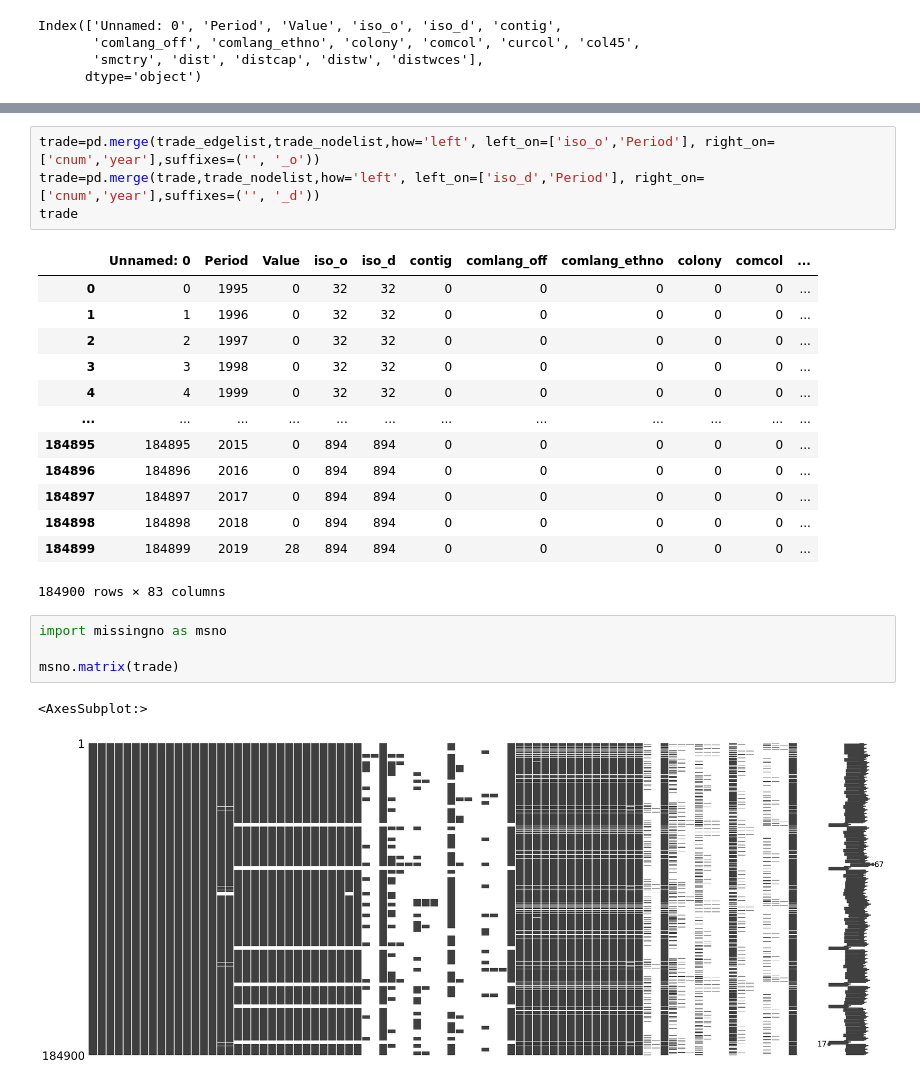
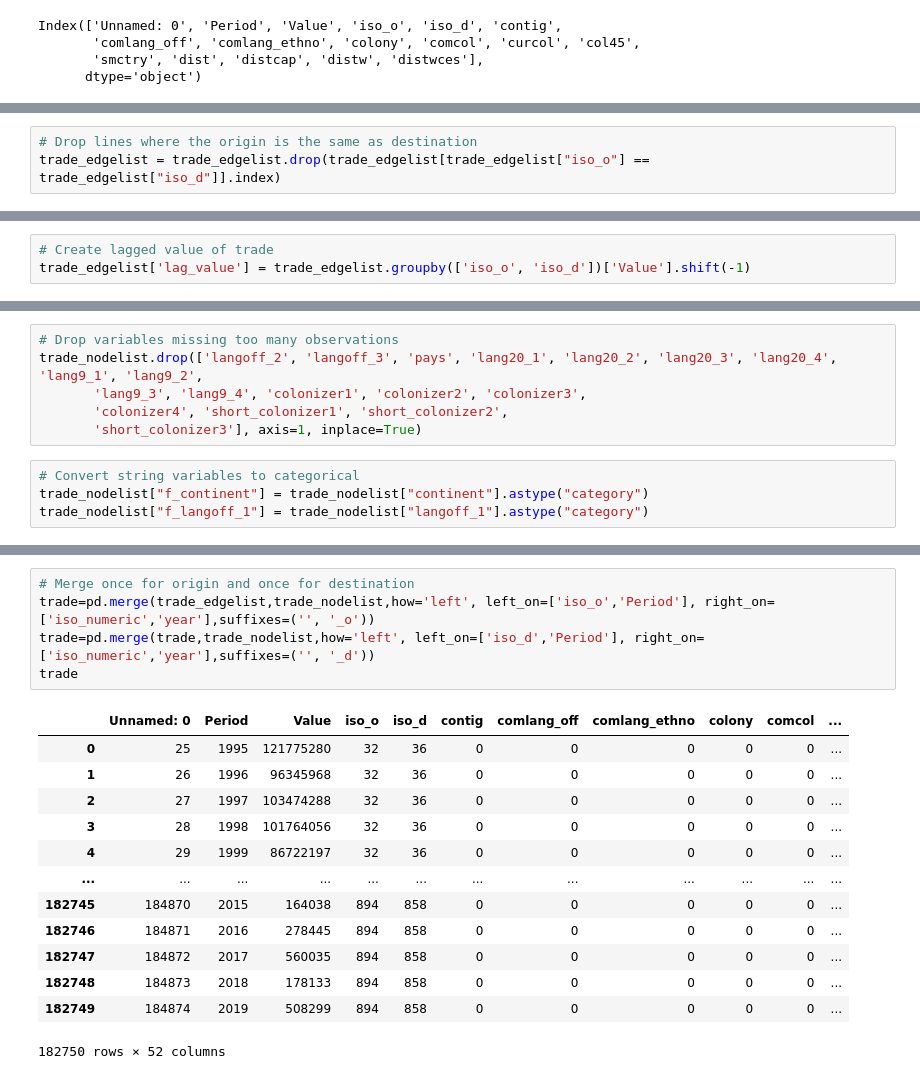
Before and after one commit to ceumicrodata/gravity-vs-ml, a Jupyter notebook: Random_forest/Random_forest_trade.ipynb, the cells around one changed output, grey strips where cells are left out. Cells and saved outputs as stored; diff of their text form.

```diff
--- a/Random_forest/Random_forest_trade.ipynb
+++ b/Random_forest/Random_forest_trade.ipynb
@@ -51,0 +38,3 @@ trade_nodelist
+# %%
+# Drop lines where the origin is the same as destination
+trade_edgelist = trade_edgelist.drop(trade_edgelist[trade_edgelist["iso_o"] == trade_edgelist["iso_d"]].index)
@@ -51,0 +43,3 @@ trade_nodelist
+# %%
+# Create lagged value of trade
+trade_edgelist['lag_value'] = trade_edgelist.groupby(['iso_o', 'iso_d'])['Value'].shift(-1)
@@ -51,0 +74,10 @@ trade_nodelist
+# %%
+# Drop variables missing too many observations
+trade_nodelist.drop(['langoff_2', 'langoff_3', 'pays', 'lang20_1', 'lang20_2', 'lang20_3', 'lang20_4', 'lang9_1', 'lang9_2',
+       'lang9_3', 'lang9_4', 'colonizer1', 'colonizer2', 'colonizer3',
+       'colonizer4', 'short_colonizer1', 'short_colonizer2',
+       'short_colonizer3'], axis=1, inplace=True)
+# %%
+# Convert string variables to categorical
+trade_nodelist["f_continent"] = trade_nodelist["continent"].astype("category")
+trade_nodelist["f_langoff_1"] = trade_nodelist["langoff_1"].astype("category")
@@ -52,25 +125,19 @@ trade_nodelist
 # %%
-trade=pd.merge(trade_edgelist,trade_nodelist,how='left', left_on=['iso_o','Period'], right_on=['cnum','year'],suffixes=('', '_o'))
-trade=pd.merge(trade,trade_nodelist,how='left', left_on=['iso_d','Period'], right_on=['cnum','year'],suffixes=('', '_d'))
+# Merge once for origin and once for destination
+trade=pd.merge(trade_edgelist,trade_nodelist,how='left', left_on=['iso_o','Period'], right_on=['iso_numeric','year'],suffixes=('', '_o'))
+trade=pd.merge(trade,trade_nodelist,how='left', left_on=['iso_d','Period'], right_on=['iso_numeric','year'],suffixes=('', '_d'))
 trade
 # %% [output]
 |  | Unnamed: 0 | Period | Value | iso_o | iso_d | contig | comlang_off | comlang_ethno | colony | comcol | ... |
-| 0 | 0 | 1995 | 0 | 32 | 32 | 0 | 0 | 0 | 0 | 0 | ... |
-| 1 | 1 | 1996 | 0 | 32 | 32 | 0 | 0 | 0 | 0 | 0 | ... |
-| 2 | 2 | 1997 | 0 | 32 | 32 | 0 | 0 | 0 | 0 | 0 | ... |
-| 3 | 3 | 1998 | 0 | 32 | 32 | 0 | 0 | 0 | 0 | 0 | ... |
-| 4 | 4 | 1999 | 0 | 32 | 32 | 0 | 0 | 0 | 0 | 0 | ... |
+| 0 | 25 | 1995 | 121775280 | 32 | 36 | 0 | 0 | 0 | 0 | 0 | ... |
+| 1 | 26 | 1996 | 96345968 | 32 | 36 | 0 | 0 | 0 | 0 | 0 | ... |
+| 2 | 27 | 1997 | 103474288 | 32 | 36 | 0 | 0 | 0 | 0 | 0 | ... |
+| 3 | 28 | 1998 | 101764056 | 32 | 36 | 0 | 0 | 0 | 0 | 0 | ... |
+| 4 | 29 | 1999 | 86722197 | 32 | 36 | 0 | 0 | 0 | 0 | 0 | ... |
 | ... | ... | ... | ... | ... | ... | ... | ... | ... | ... | ... | ... |
-| 184895 | 184895 | 2015 | 0 | 894 | 894 | 0 | 0 | 0 | 0 | 0 | ... |
-| 184896 | 184896 | 2016 | 0 | 894 | 894 | 0 | 0 | 0 | 0 | 0 | ... |
-| 184897 | 184897 | 2017 | 0 | 894 | 894 | 0 | 0 | 0 | 0 | 0 | ... |
-| 184898 | 184898 | 2018 | 0 | 894 | 894 | 0 | 0 | 0 | 0 | 0 | ... |
-| 184899 | 184899 | 2019 | 28 | 894 | 894 | 0 | 0 | 0 | 0 | 0 | ... |
+| 182745 | 184870 | 2015 | 164038 | 894 | 858 | 0 | 0 | 0 | 0 | 0 | ... |
+| 182746 | 184871 | 2016 | 278445 | 894 | 858 | 0 | 0 | 0 | 0 | 0 | ... |
+| 182747 | 184872 | 2017 | 560035 | 894 | 858 | 0 | 0 | 0 | 0 | 0 | ... |
+| 182748 | 184873 | 2018 | 178133 | 894 | 858 | 0 | 0 | 0 | 0 | 0 | ... |
+| 182749 | 184874 | 2019 | 508299 | 894 | 858 | 0 | 0 | 0 | 0 | 0 | ... |
-184900 rows × 83 columns
+182750 rows × 52 columns
-# %%
-import missingno as msno
-
-msno.matrix(trade)
-# %% [output]
-<AxesSubplot:>
-[figure, removed]
```
Also changed, not shown: parts of 18 cells of this notebook.
